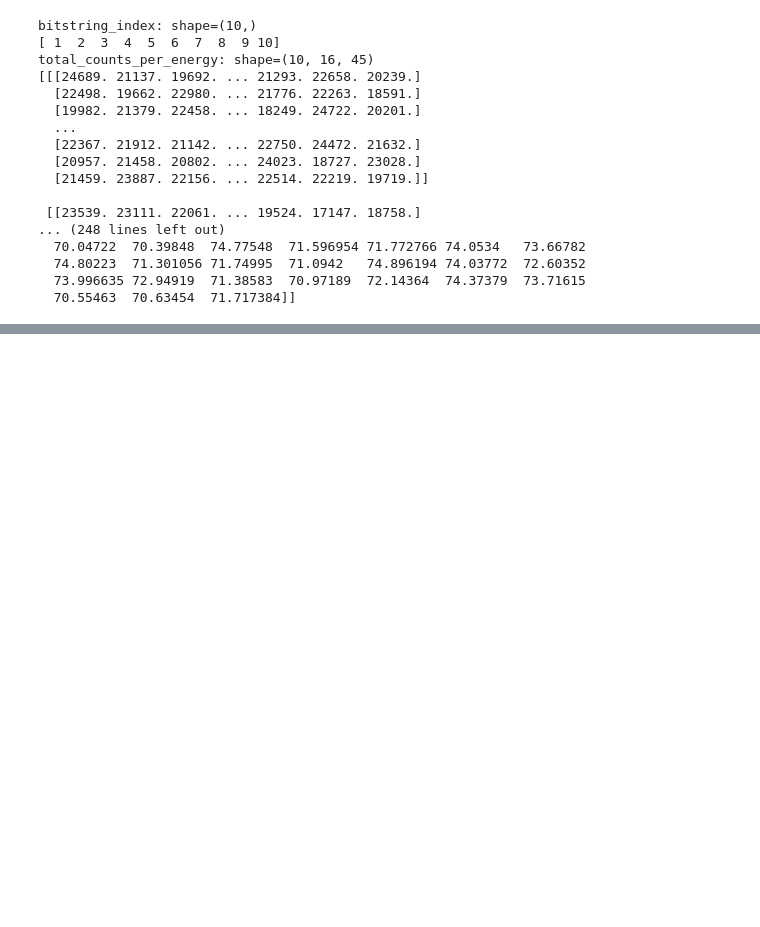
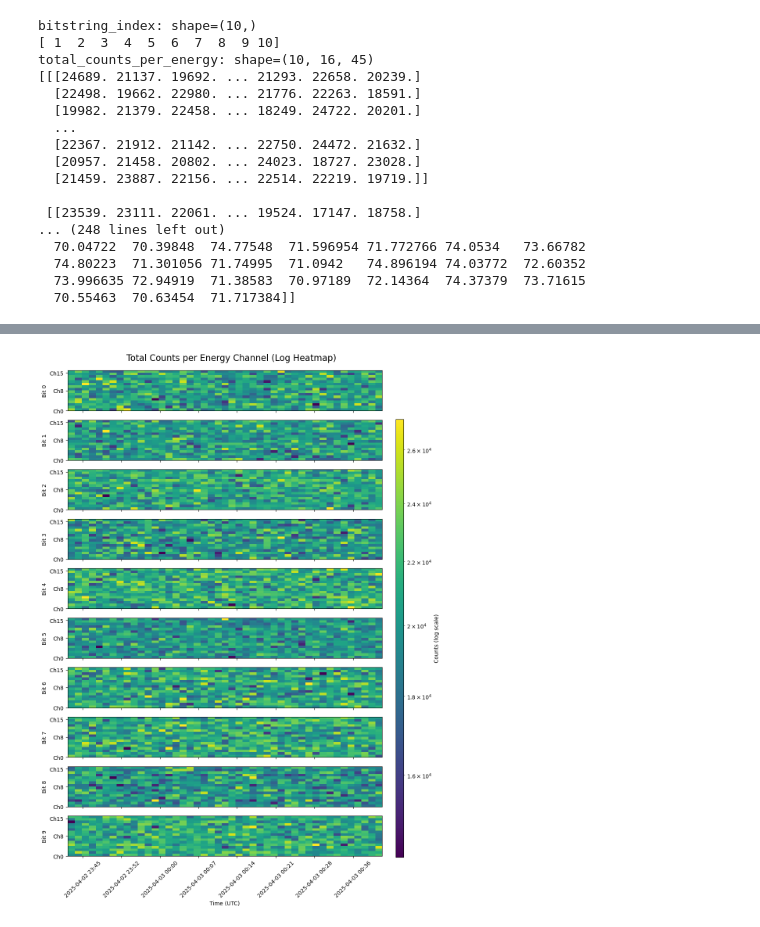
Before and after one commit to DotandLog/OSEPL4_CDF_Generator, a Jupyter notebook: src/checkl2cdf.ipynb, the cells around one changed output, grey strips where cells are left out. Cells and saved outputs as stored; diff of their text form; code cells hidden in the pictures; blank space fills up the shorter version.

```diff
--- a/src/checkl2cdf.ipynb
+++ b/src/checkl2cdf.ipynb
@@ -46,3 +107,64 @@ cdf.close()
+# %%
+import numpy as np
+import matplotlib.pyplot as plt
+import matplotlib.dates as mdates
+from spacepy import pycdf
+import datetime
+
+cdf_path = "../input/l1_cdf_data_l2.cdf"
+cdf = pycdf.CDF(cdf_path)
+
+total_counts_all = cdf["total_counts_per_energy"][:]  # (10, 16, 45)
+time_data = cdf["epoch"][:]                           # (10, 45)
+cdf.close()
+
+time_raw = np.ravel(time_data[0])
+
+# milisecond to second
+if np.max(time_raw) > 10**15:
+    time_raw = time_raw / 1e6
+elif np.max(time_raw) > 10**12:
+    time_raw = time_raw / 1e3
+
+# second to datetime
+time_dt = [datetime.datetime.fromtimestamp(t) for t in time_raw]
+x_start = mdates.date2num(time_dt[0])
+x_end = mdates.date2num(time_dt[-1])
+
+fig, axes = plt.subplots(10, 1, figsize=(10, 14), sharex=True, sharey=True)
+
+energy_channels = np.arange(16)
+y_ticks = [0, 8, 15]
+y_labels = [f"Ch{ch}" for ch in y_ticks]
+
+
+for i, ax in enumerate(axes):
+    counts = total_counts_all[i]  # shape: (16, 45)
+
+    im = ax.imshow(counts, aspect='auto', origin='lower',
+                   extent=[x_start, x_end, 0, 16],
+                   cmap='viridis', norm=plt.cm.colors.LogNorm())
+
+    # set each plot's y_label
+    ax.set_ylabel(f"Bit {i}")
+    ax.set_yticks(y_ticks)
+    # channel name
+    ax.set_yticklabels(y_labels)
+    ax.xaxis.set_major_formatter(mdates.DateFormatter('%Y-%m-%d %H:%M'))
+    plt.xticks(rotation=45)
+
+
+# set time label
+axes[-1].set_xlabel("Time (UTC)")
+
+cbar_ax = fig.add_axes([0.92, 0.1, 0.02, 0.8])
+fig.colorbar(im, cax=cbar_ax, orientation='vertical', label="Counts (log scale)")
+
+plt.tight_layout(rect=[0, 0, 0.9, 1])
+plt.suptitle("Total Counts per Energy Channel (Log Heatmap)", fontsize=16, y=1.02)
+plt.show()
+# %% [output]
+[figure, added]
 # %%
 
 # 先抓第0筆bitstring的數據 => shape: (16, 45)
```
Also changed, not shown: parts of 6 cells of this notebook.
